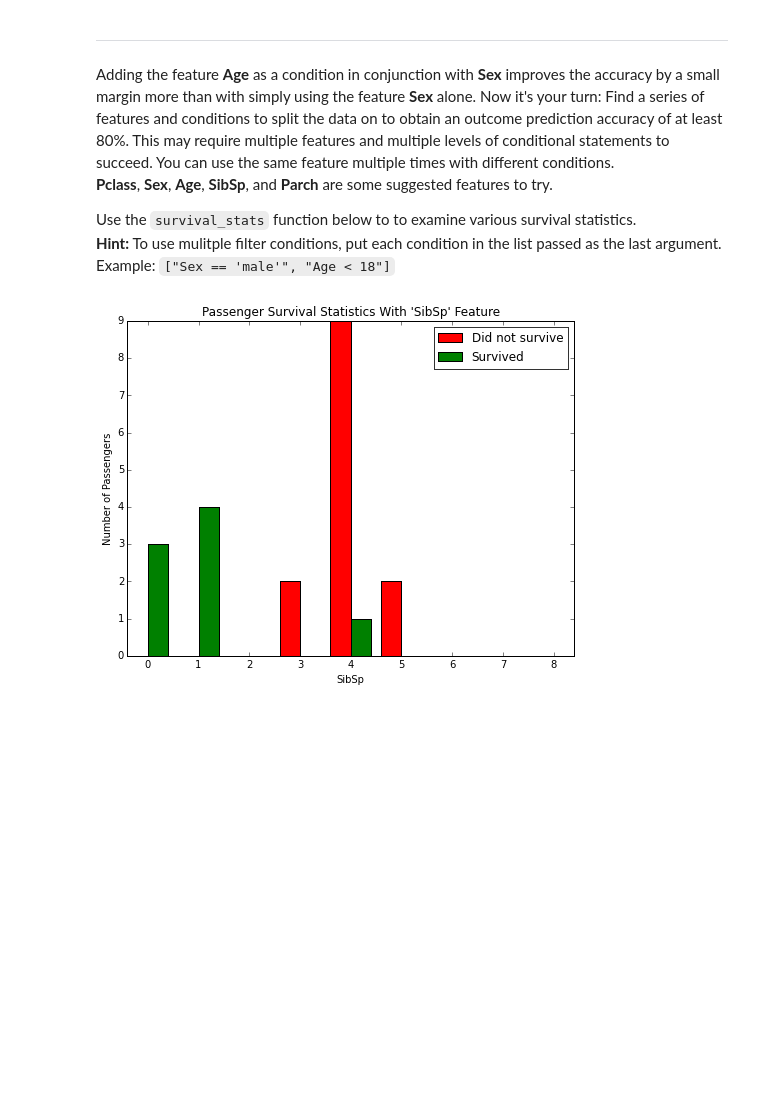
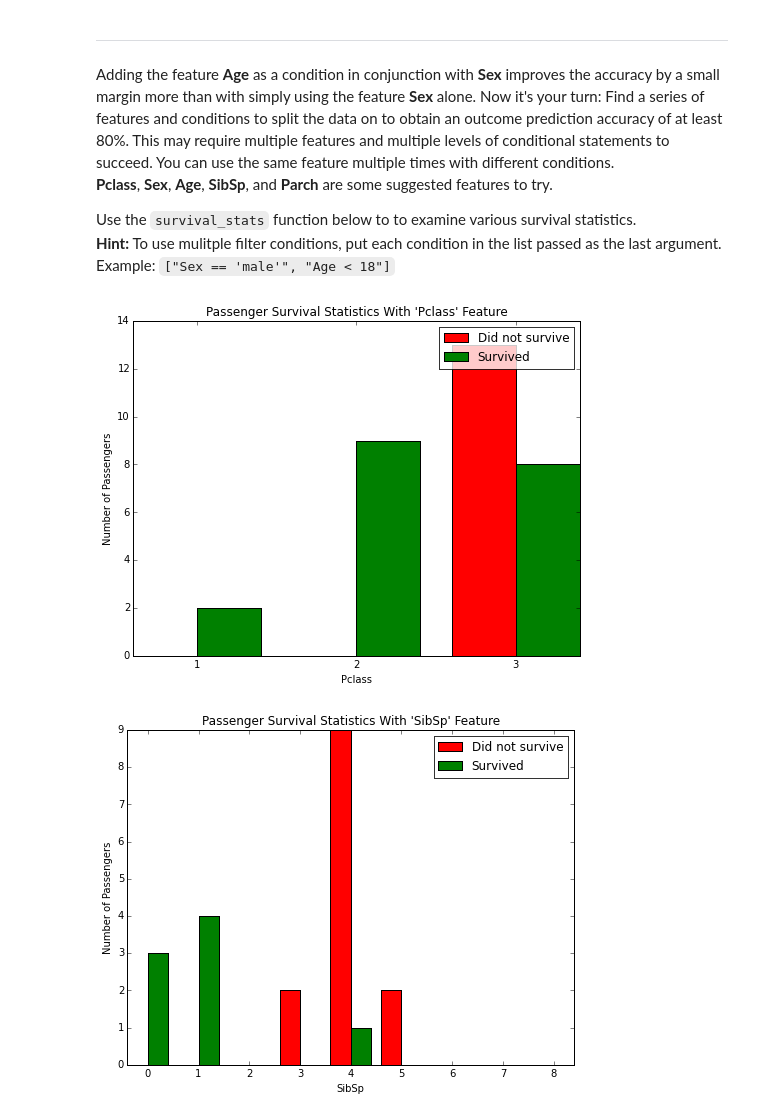
Before and after one commit to vsivathanu/titanic_survival_exploration, a Jupyter notebook: titanic_survival_exploration.ipynb, the cells around one changed output. Saved outputs shown, nothing was run; the diff lists cells and outputs as text; code cells hidden in the pictures; blank space fills up the shorter version.

```diff
--- a/titanic_survival_exploration.ipynb
+++ b/titanic_survival_exploration.ipynb
@@ -215,4 +216,9 @@ Adding the feature **Age** as a condition in conjunction with **Sex** improves t
 
 Use the `survival_stats` function below to to examine various survival statistics.
 **Hint:** To use mulitple filter conditions, put each condition in the list passed as the last argument. Example: `["Sex == 'male'", "Age < 18"]`
+# %%
+# explore male survival as a function of class
+vs.survival_stats(data, outcomes, 'Pclass', ["Sex == 'male'", "Age < 10"])
+# %% [output]
+[figure, added]
 # %%
```
Also changed, not shown: parts of 3 cells of this notebook, 1 other file.
